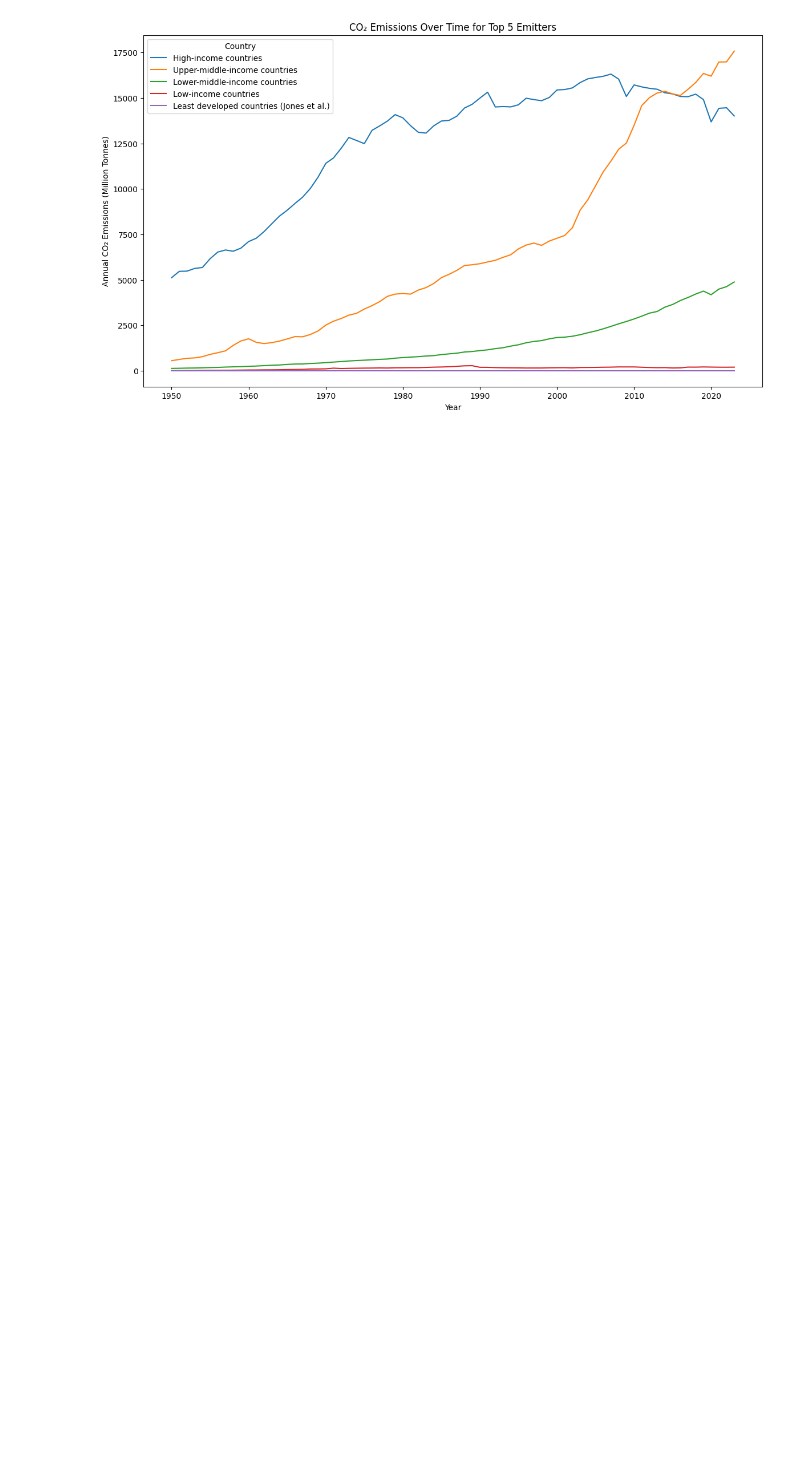
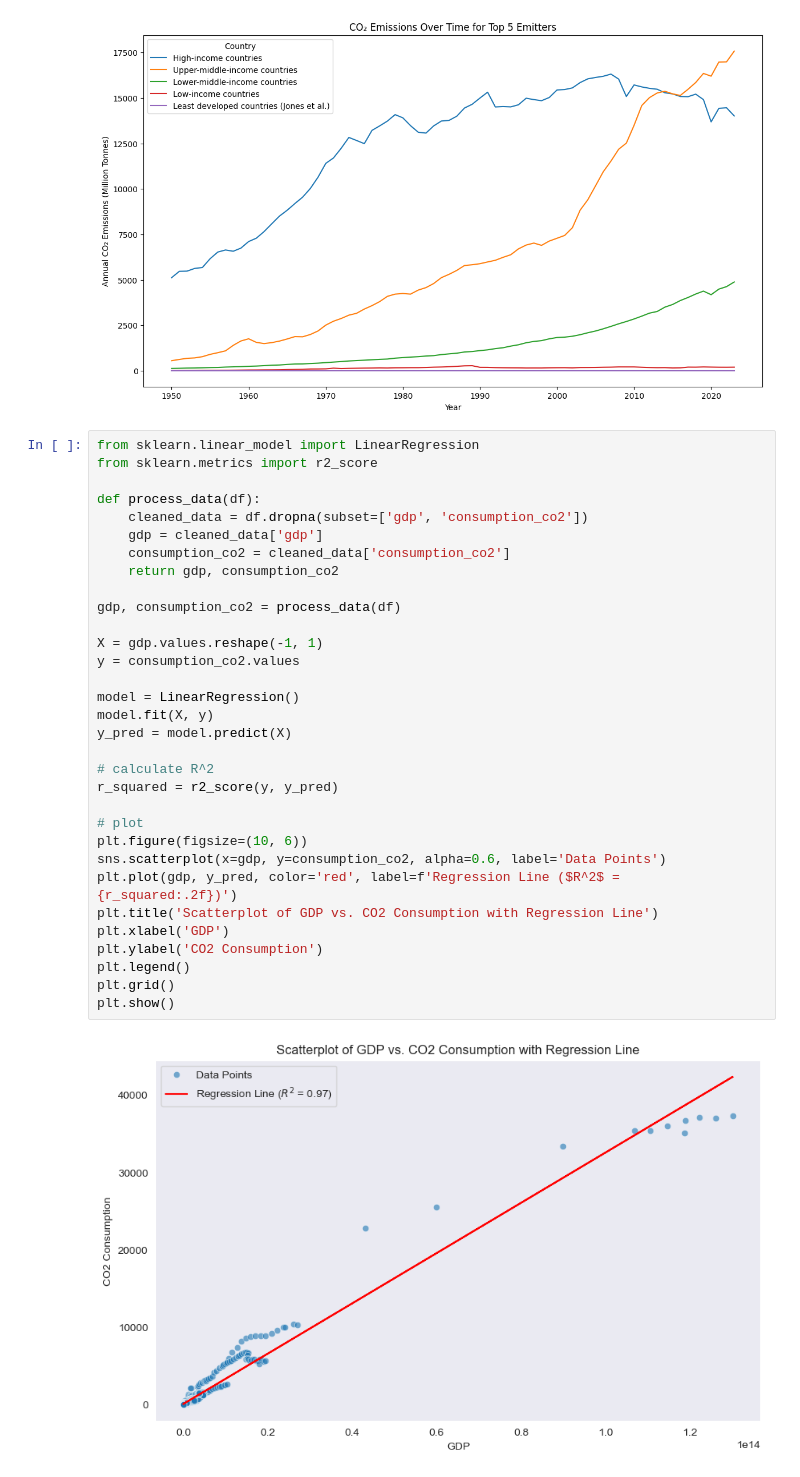
Before and after one commit to kevinthisyear/finalproject_DS2002, a Jupyter notebook: EDA/explore.ipynb, the cells around one changed output. Drawn from its saved outputs; the diff is of its cells as text; blank space fills up the shorter version.

Commit message:
explored data

```diff
--- a/EDA/explore.ipynb
+++ b/EDA/explore.ipynb
@@ -98,3 +99,37 @@ plot_top_emissions(df)
 Pinged your deployment. You successfully connected to MongoDB!
 [figure]
 [figure]
+# %%
+from sklearn.linear_model import LinearRegression
+from sklearn.metrics import r2_score
+
+def process_data(df):
+    cleaned_data = df.dropna(subset=['gdp', 'consumption_co2'])
+    gdp = cleaned_data['gdp']
+    consumption_co2 = cleaned_data['consumption_co2']
+    return gdp, consumption_co2
+
+gdp, consumption_co2 = process_data(df)
+
+X = gdp.values.reshape(-1, 1)
+y = consumption_co2.values
+
+model = LinearRegression()
+model.fit(X, y)
+y_pred = model.predict(X)
+
+# calculate R^2
+r_squared = r2_score(y, y_pred)
+
+# plot
+plt.figure(figsize=(10, 6))
+sns.scatterplot(x=gdp, y=consumption_co2, alpha=0.6, label='Data Points')
+plt.plot(gdp, y_pred, color='red', label=f'Regression Line ($R^2$ = {r_squared:.2f})')
+plt.title('Scatterplot of GDP vs. CO2 Consumption with Regression Line')
+plt.xlabel('GDP')
+plt.ylabel('CO2 Consumption')
+plt.legend()
+plt.grid()
+plt.show()
+# %% [output]
+[figure, added]
```
Also changed, not shown: parts of 3 cells of this notebook, 1 other file.
